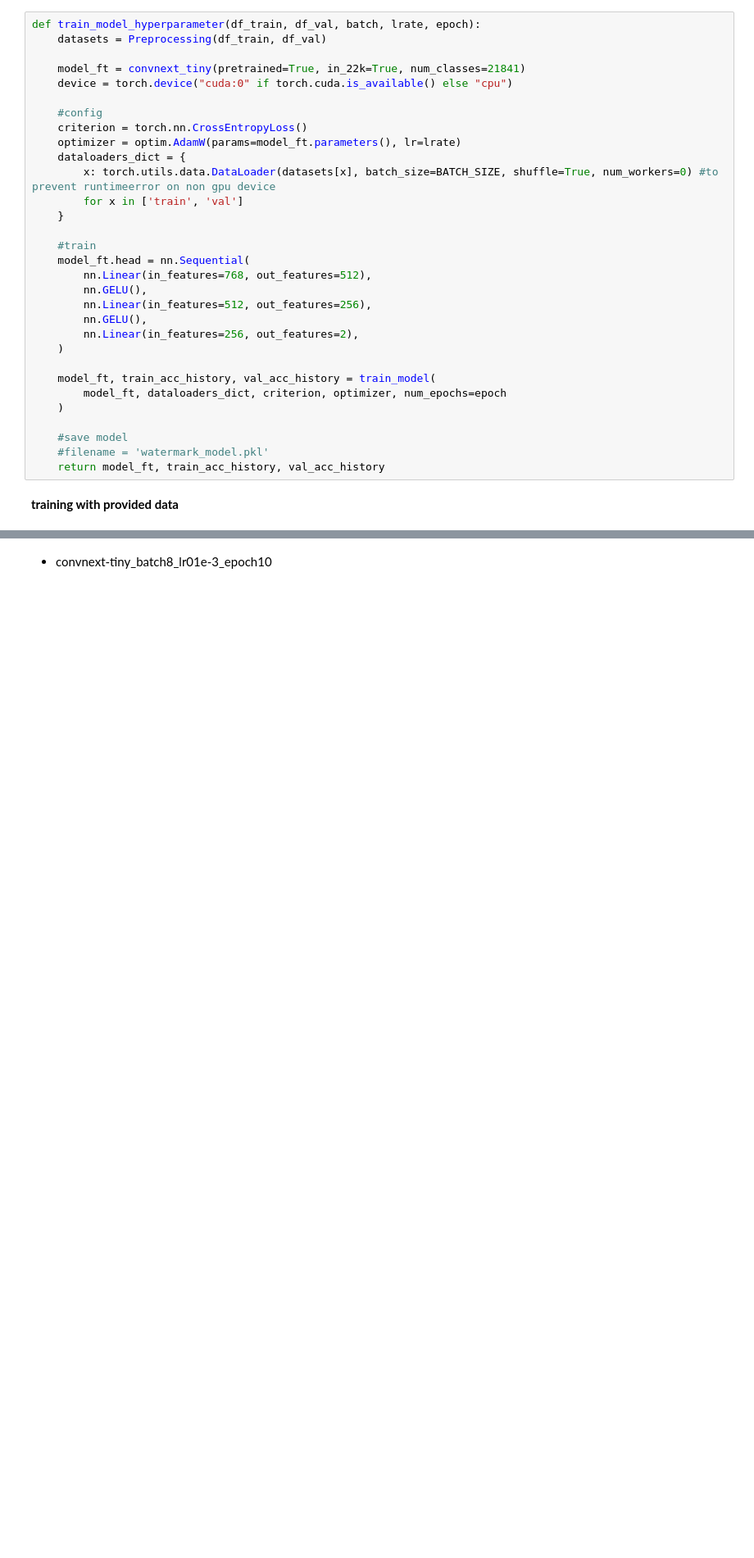
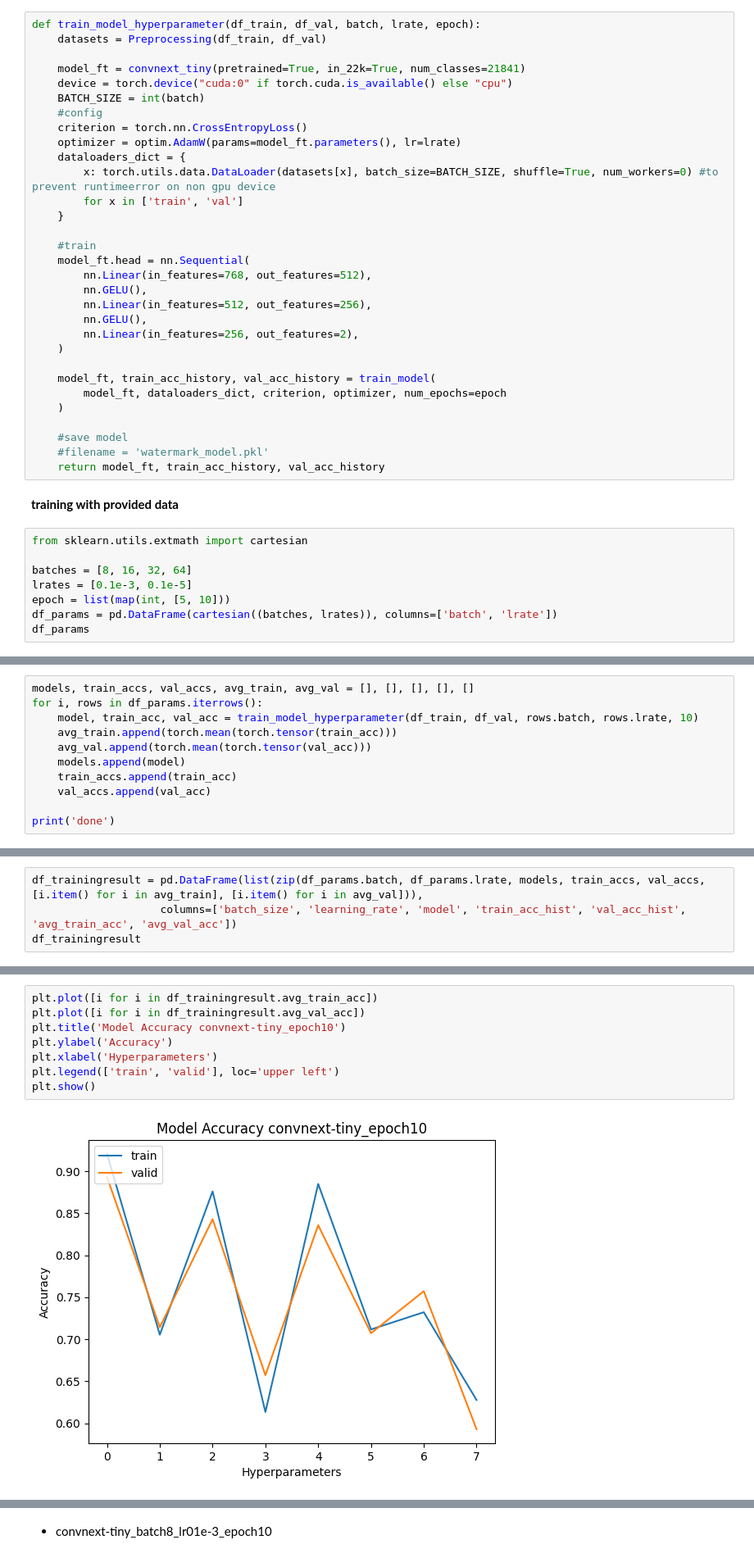
Before and after one commit to atsiri/watermark-detection, a Jupyter notebook: notebook/training.ipynb, the cells around one changed output, grey strips where cells are left out. Shown at 82% size. Saved outputs shown, nothing was run; the diff lists cells and outputs as text; blank space fills up the shorter version.

```diff
--- a/notebook/training.ipynb
+++ b/notebook/training.ipynb
@@ -75,7 +77,7 @@ def train_model_hyperparameter(df_train, df_val, batch, lrate, epoch):
 
     model_ft = convnext_tiny(pretrained=True, in_22k=True, num_classes=21841)
     device = torch.device("cuda:0" if torch.cuda.is_available() else "cpu")
-
+    BATCH_SIZE = int(batch)
     #config
     criterion = torch.nn.CrossEntropyLoss()
     optimizer = optim.AdamW(params=model_ft.parameters(), lr=lrate)
@@ -102,3 +104,11 @@ def train_model_hyperparameter(df_train, df_val, batch, lrate, epoch):
     return model_ft, train_acc_history, val_acc_history
 # %% [markdown]
 **training with provided data**
+# %%
+from sklearn.utils.extmath import cartesian
+
+batches = [8, 16, 32, 64]
+lrates = [0.1e-3, 0.1e-5]
+epoch = list(map(int, [5, 10]))
+df_params = pd.DataFrame(cartesian((batches, lrates)), columns=['batch', 'lrate'])
+df_params
@@ -104,0 +125,11 @@ def train_model_hyperparameter(df_train, df_val, batch, lrate, epoch):
+# %%
+models, train_accs, val_accs, avg_train, avg_val = [], [], [], [], []
+for i, rows in df_params.iterrows():
+    model, train_acc, val_acc = train_model_hyperparameter(df_train, df_val, rows.batch, rows.lrate, 10)
+    avg_train.append(torch.mean(torch.tensor(train_acc)))
+    avg_val.append(torch.mean(torch.tensor(val_acc)))
+    models.append(model)
+    train_accs.append(train_acc)
+    val_accs.append(val_acc)
+
+print('done')
@@ -104,0 +166,4 @@ def train_model_hyperparameter(df_train, df_val, batch, lrate, epoch):
+# %%
+df_trainingresult = pd.DataFrame(list(zip(df_params.batch, df_params.lrate, models, train_accs, val_accs, [i.item() for i in avg_train], [i.item() for i in avg_val])),
+                    columns=['batch_size', 'learning_rate', 'model', 'train_acc_hist', 'val_acc_hist', 'avg_train_acc', 'avg_val_acc'])
+df_trainingresult
@@ -104,0 +180,10 @@ def train_model_hyperparameter(df_train, df_val, batch, lrate, epoch):
+# %%
+plt.plot([i for i in df_trainingresult.avg_train_acc])
+plt.plot([i for i in df_trainingresult.avg_val_acc])
+plt.title('Model Accuracy convnext-tiny_epoch10')
+plt.ylabel('Accuracy')
+plt.xlabel('Hyperparameters')
+plt.legend(['train', 'valid'], loc='upper left')
+plt.show()
+# %% [output]
+[figure, added]
```
Also changed, not shown: parts of 36 cells of this notebook.
